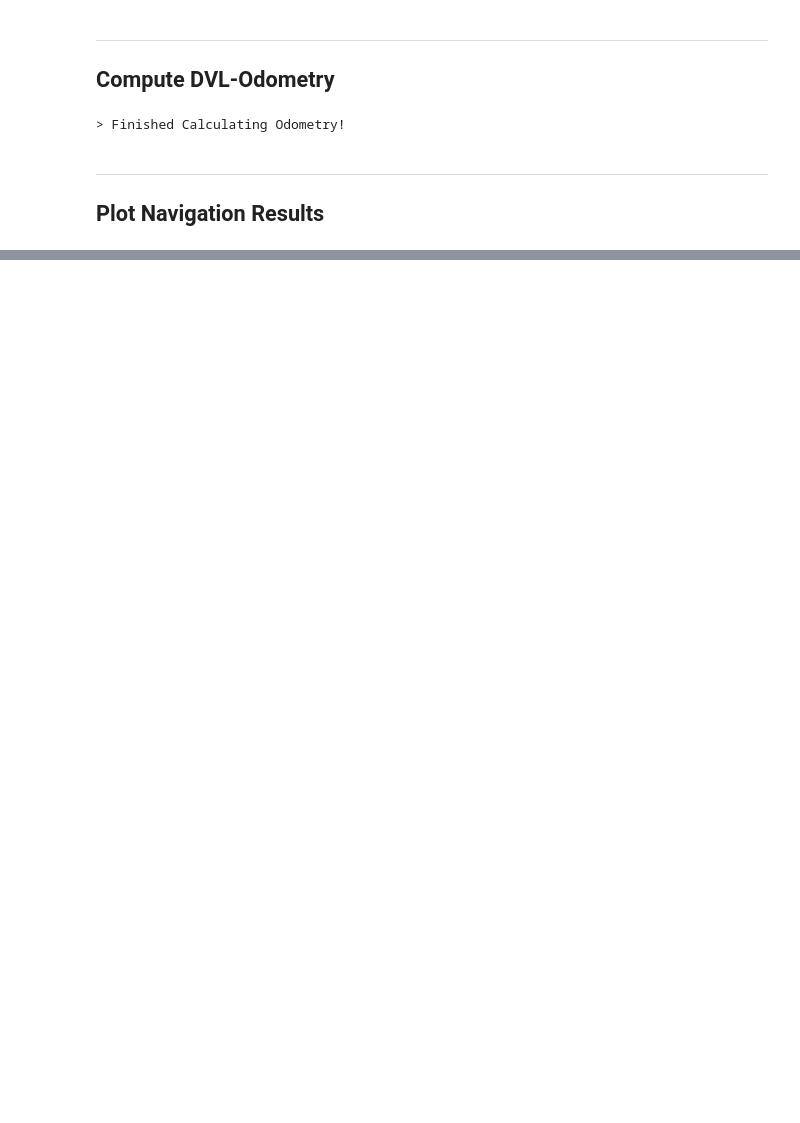
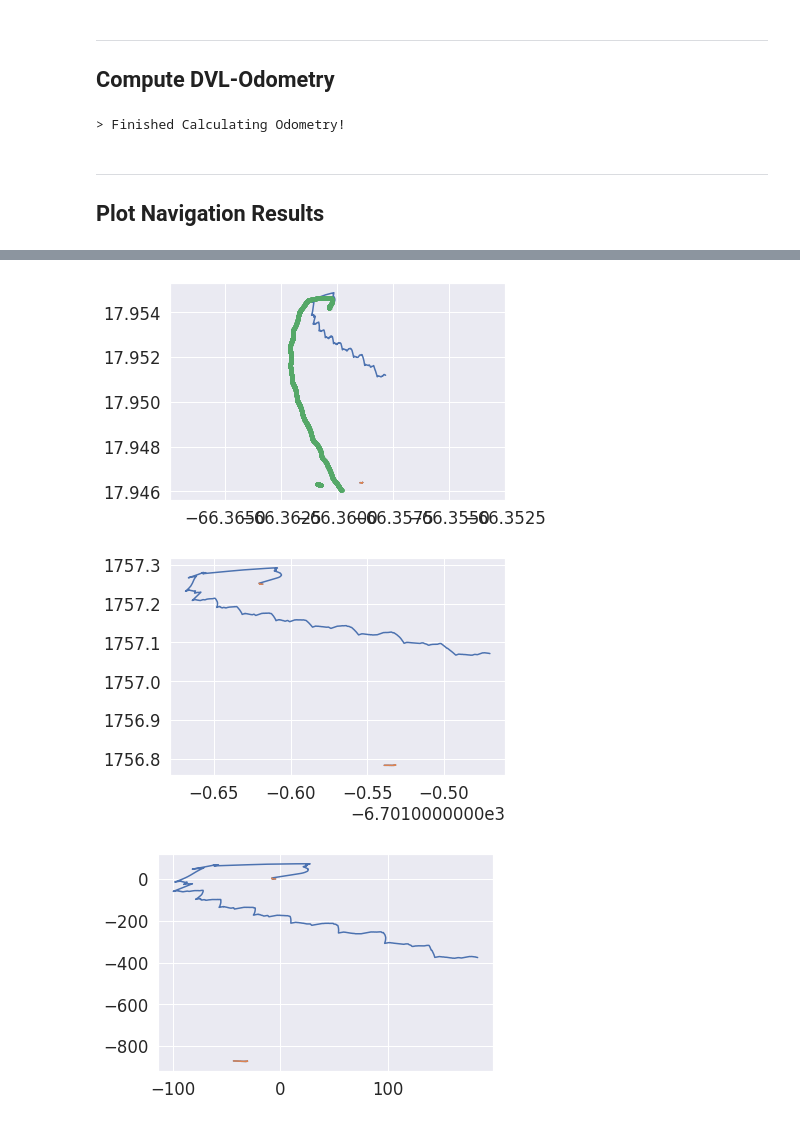
Before and after one commit to gidobot/dvl-nav, a Jupyter notebook: notebook/dvl-navigation-unit770.ipynb, the cells around one changed output, grey strips where cells are left out. Cells and saved outputs as stored; diff of their text form; code cells hidden in the pictures; blank space fills up the shorter version.

```diff
--- a/notebook/dvl-navigation-unit770.ipynb
+++ b/notebook/dvl-navigation-unit770.ipynb
@@ -790,3 +696,58 @@ print("> Finished Calculating Odometry!")
 # %% [markdown]
 ---
 ## Plot Navigation Results
+# %%
+# extract start_t position "origin" from the glider flight data
+for t in range(len(df_dbd)):
+    if not np.isnan(df_dbd.m_x_lmc[t]):
+        dbd_origin_x_lmc = df_dbd.m_x_lmc[t]
+        dbd_origin_y_lmc = df_dbd.m_y_lmc[t]
+        dbd_origin_m_lat = df_dbd.m_lat[t]
+        dbd_origin_m_lon = df_dbd.m_lon[t]
+        break
+
+# Convert starting lat lon to UTM
+dbd_origin_utm_x, dbd_origin_utm_y, zone_number, zone_letter = get_utm_coords_from_glider_lat_lon(
+    dbd_origin_m_lat,
+    dbd_origin_m_lon
+)
+
+# Generate DVL-ODO estimate of position in UTM coordinates
+rel_pos_x_utm = ts.df.rel_pos_x + dbd_origin_utm_x
+rel_pos_y_utm = ts.df.rel_pos_y + dbd_origin_utm_y
+
+# Convert DVL-ODO estimate of position to lat/lon
+rel_pos_x_lat, rel_pos_y_lon = utm.to_latlon(rel_pos_x_utm, rel_pos_y_utm, zone_number, zone_letter)
+
+# Function for converting DDMM.XX lat and lon to DD.XXX
+def decimal_minutes_to_decimal_degrees(m_lat, m_lon):
+    SECS_IN_MIN = 60
+    MIN_OFFSET = 100
+    lat_min  = m_lat % MIN_OFFSET
+    lon_min  = m_lon % MIN_OFFSET
+    lat_dec  = (m_lat - lat_min)/MIN_OFFSET + lat_min/SECS_IN_MIN
+    lon_dec  = (m_lon - lon_min)/MIN_OFFSET + lon_min/SECS_IN_MIN
+    return lat_dec,lon_dec
+
+# Generate DR estimate from glider and gps fixes from glider to lat/lon
+m_lat_DD, m_lon_DD = decimal_minutes_to_decimal_degrees(df_dbd.m_lat, df_dbd.m_lon)
+m_lat_GPS, m_lon_GPS = decimal_minutes_to_decimal_degrees(df_dbd.m_gps_lat, df_dbd.m_gps_lon)
+
+
+plt.figure()
+plt.plot(m_lon_DD, m_lat_DD)
+plt.plot(m_lon_GPS, m_lat_GPS)
+plt.plot(rel_pos_y_lon, rel_pos_x_lat, '.')
+plt.axis('equal')
+
+plt.figure()
+plt.plot(df_dbd.m_lon, df_dbd.m_lat)
+plt.plot(df_dbd.m_gps_lon, df_dbd.m_gps_lat)
+
+
+plt.figure()
+plt.plot(df_dbd.m_x_lmc, df_dbd.m_y_lmc)
+plt.plot(df_dbd.m_gps_x_lmc, df_dbd.m_gps_y_lmc)
+
+df_dbd.m_gps_lat
+# %% [output]
@@ -792,0 +766,3 @@ print("> Finished Calculating Odometry!")
+[figure, added]
+[figure, added]
+[figure, added]
```
Also changed, not shown: parts of 21 cells of this notebook, 1 other file.
